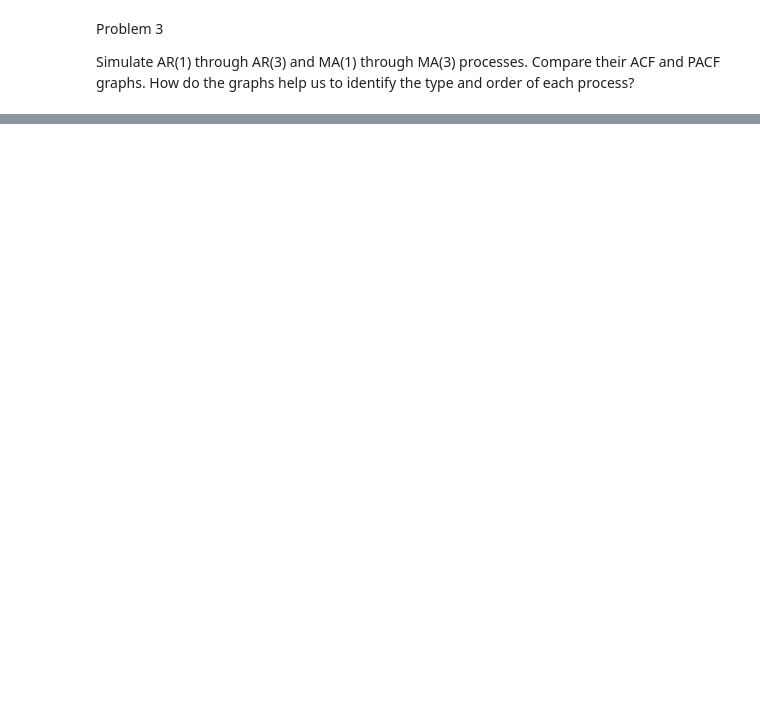
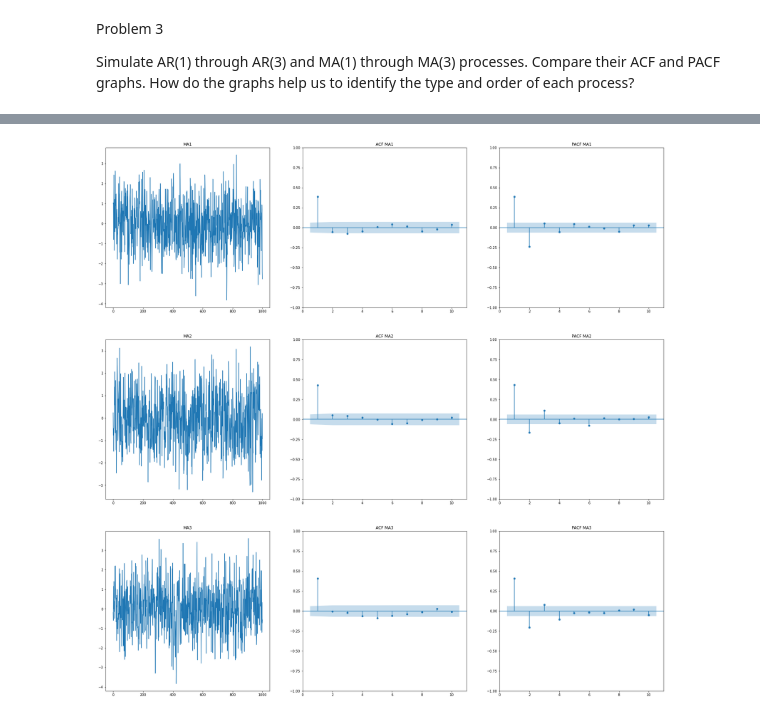
Before and after one commit to PWang23/Fintech545, a Jupyter notebook: Week02/Week2Project.ipynb, the cells around one changed output, grey strips where cells are left out. Cells and saved outputs as stored; diff of their text form; code cells hidden in the pictures; blank space fills up the shorter version.

```diff
--- a/Week02/Week2Project.ipynb
+++ b/Week02/Week2Project.ipynb
@@ -242,0 +260,11 @@ for i, data in enumerate([MA1, MA2, MA3]):
+# %%
+fig, axs = plt.subplots(3, 3, figsize=(30,30))
+for i, data in enumerate([MA1, MA2, MA3]):
+    axs[i, 0].plot(data)
+    sm.graphics.tsa.plot_acf(data, lags=10, zero=False, ax=axs[i, 1])
+    sm.graphics.tsa.plot_pacf(data, lags=10, zero=False, ax=axs[i, 2])
+    axs[i, 0].set_title(f'MA{i+1}')
+    axs[i, 1].set_title(f'ACF MA{i+1}')
+    axs[i, 2].set_title(f'PACF MA{i+1}')
+# %% [output]
+[figure, added]
```
Also changed, not shown: parts of 8 cells of this notebook, 3 other files.
